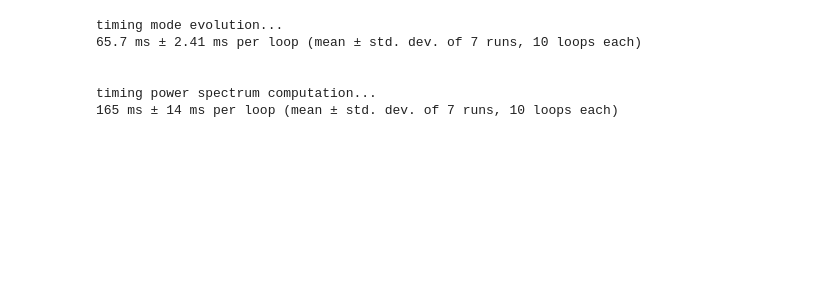
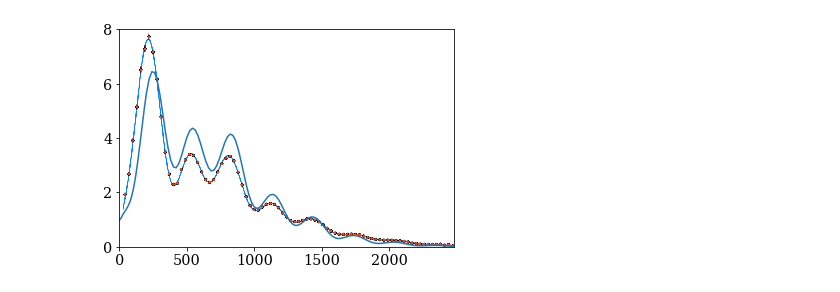
Before and after one commit to aifer4/summer_2019, a Jupyter notebook: PCA.ipynb, the cells around one changed output. Cells and saved outputs as stored; diff of their text form; code cells hidden in the pictures; blank space fills up the shorter version.

```diff
--- a/PCA.ipynb
+++ b/PCA.ipynb
@@ -45,8 +45,8 @@ vd0 = vd[:,0]
 
 Y0 = np.array([Φ0, δɣ0, vɣ0, δd0, vd0])
 
-#@numba.jit(nopython=True)
-def DY(τ, Y):
+@numba.jit(nopython=True)
+def DY(τ, Y, wd, Dwd):
         dY = np.zeros((5,K_SOLVE))
         Φ = Y[0,:]
         δɣ = Y[1,:]
@@ -92,16 +92,16 @@ def DY(τ, Y):
 stepsizes = np.diff(τ_solve)
 
 # implement RK4
-#@numba.jit(nopython=True)
-def solve():
+@numba.jit(nopython=True)
+def solve(wd, Dwd):
     Y = np.zeros((len(τ_solve), 5, par.K_SOLVE))
     Y[0,:,:] = Y0
     for i, τi in enumerate(τ_solve[:-1]):
         ss = stepsizes[i]
-        k1 = ss*DY(τi,Y[i,:,:])
-        k2 = ss*DY(τi+ss/2,Y[i,:,:]+k1/2)
-        k3 = ss*DY(τi+ss/2,Y[i,:,:]+k2/2)
-        k4 = ss*DY(τi+ss,Y[i,:,:]+k3)
+        k1 = ss*DY(τi,Y[i,:,:], wd, Dwd)
+        k2 = ss*DY(τi+ss/2,Y[i,:,:]+k1/2, wd, Dwd)
+        k3 = ss*DY(τi+ss/2,Y[i,:,:]+k2/2, wd, Dwd)
+        k4 = ss*DY(τi+ss,Y[i,:,:]+k3, wd, Dwd)
 
         Y[i+1,:,:] = Y[i,:,:] + k1/6 + k2/3 + k3/3 + k4/6
     return Y
@@ -109,7 +109,7 @@ def solve():
 # k and l list for integration
 k_list2  = np.linspace(k_low,k_high,K_INT)
 l_list = np.array([i for i in range(2,50,1)]+[i for i in range(50,200,5)] +
-     [i for i in range(200, 1200, 20)])
+     [i for i in range(200, 2500, 20)])
 L = len(l_list)
 
 """Precompute Bessel Functions"""
@@ -123,14 +123,15 @@ if 'JLK' not in globals():
         for l in l_list])
 # %%
 k_grid = np.broadcast_to(k_list2,(len(l_list),K_INT))
-#@numba.jit(nopython=True)
-def get_Cl():
+@numba.jit(nopython=True)
+def get_Cl(wd, Dwd):
     # first compute mode evolution:
-    Yf = solve()[-1,:,:]
+    Yf = solve(wd, Dwd)[-1,:,:]
     SW = Yf[0,:] + Yf[1,:]/4
     DOP = Yf[2,:]
     SWsd = SW*np.exp(-(k_solve*τs)**2)
     DOPsd = DOP*np.exp(-(k_solve*τs)**2)
+    #ISW = 2*(2-8/y(xrec) + 16*xrec/y(xrec)**3)/(10*y(xrec))
 
     # get the power spectrum
     SWfill = np.interp(k_list2, k_solve, SW)
@@ -142,21 +143,25 @@ def get_Cl():
     Cl = integrate.trapz(k_grid, Cl_itgd)
     Cl_out = l_list*(l_list + 1)*Cl
     return -Cl_out
+# %%
+if True:
+    """Compare to Planck 2015"""
+    Cl0 = get_Cl(wd_F, Dwd_F)
+    plt.plot(l_list, Cl0/Cl0[0], zorder=1)
+    im = plt.imread('img/Cl_planck_30p.PNG')
+    implot = plt.imshow(im, extent=[30,2500,0,8],zorder=0,aspect='auto')
+    plt.xlim(0,l_list[-1])
+    plt.show()
+# %% [output]
+[figure, added]
 # %%
 # compile the functions and time
 time_functions=False
-solve()
-get_Cl()
+solve(wd_F, Dwd_F)
+get_Cl(wd_F, Dwd_F)
 if time_functions:
     print('timing mode evolution...')
-    %timeit solve()
+    %timeit solve(wd_F, Dwd_F)
     print('\n')
     print('timing power spectrum computation...')
-    %timeit get_Cl()
+    %timeit get_Cl(wd_F, Dwd_F)
-# %% [output]
-timing mode evolution...
-65.7 ms ± 2.41 ms per loop (mean ± std. dev. of 7 runs, 10 loops each)
-
-
-timing power spectrum computation...
-165 ms ± 14 ms per loop (mean ± std. dev. of 7 runs, 10 loops each)
```
Also changed, not shown: parts of 10 cells of this notebook, 34 other files.
